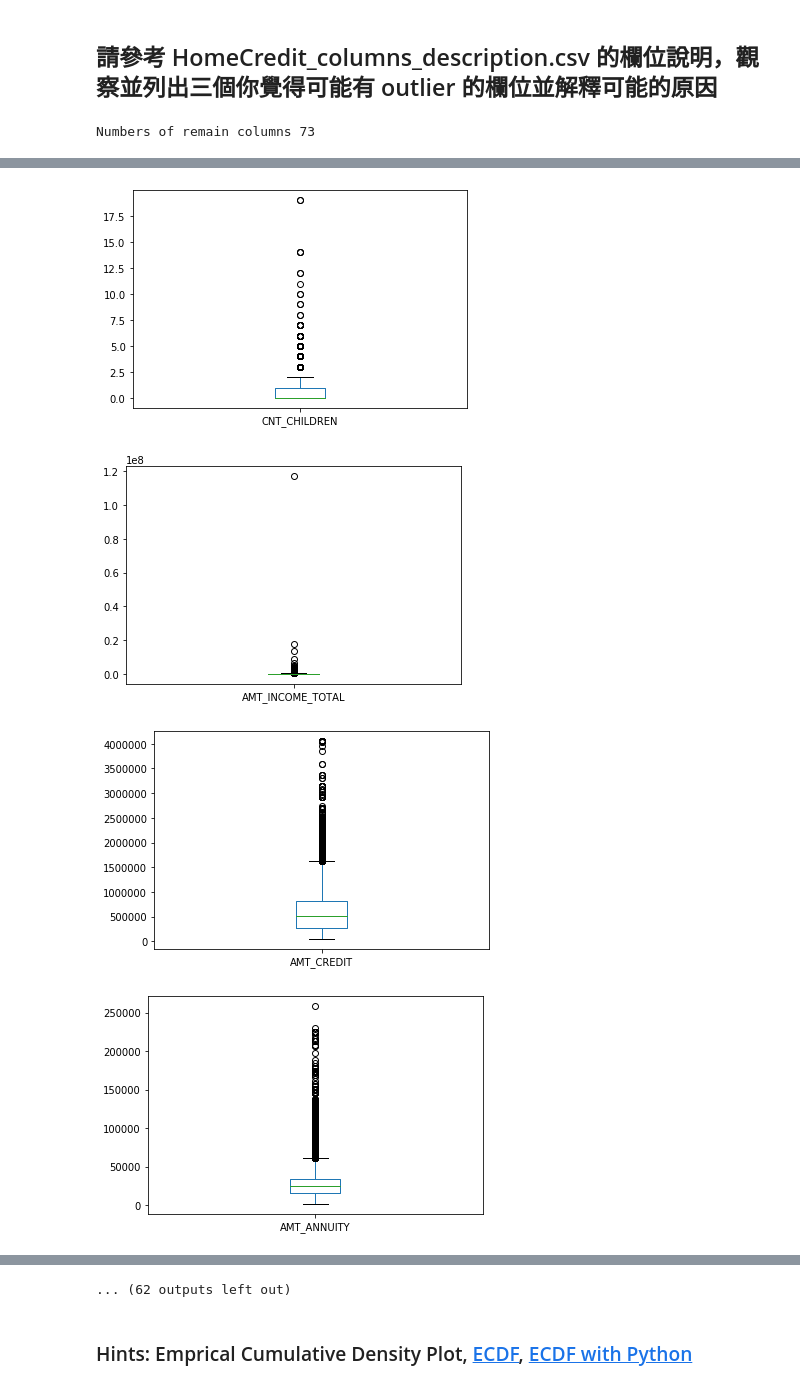
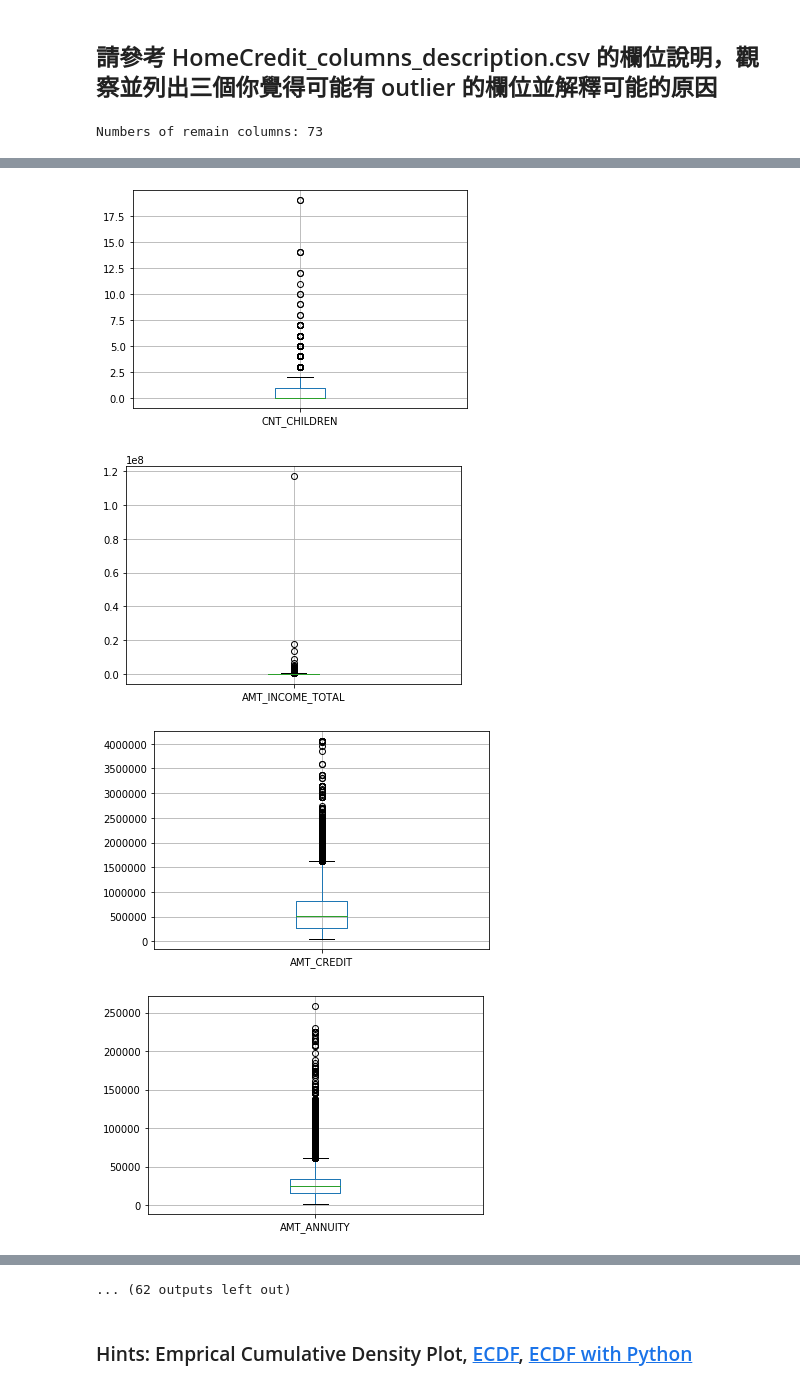
Before and after one commit to NCCUKris/4th-ML100Days, a Jupyter notebook: homework/Day_009_HW.ipynb, the cells around one changed output, grey strips where cells are left out. Drawn from its saved outputs; the diff is of its cells as text; code cells hidden in the pictures.

```diff
--- a/homework/Day_009_HW.ipynb
+++ b/homework/Day_009_HW.ipynb
@@ -48,14 +48,14 @@ numeric_columns = list(app_train.columns[list(app_train.dtypes.apply(str).isin(d
 
 # 再把只有 2 值 (通常是 0,1) 的欄位去掉
 numeric_columns = list(app_train[numeric_columns].columns[list(app_train[numeric_columns].apply(lambda x:len(x.unique())!=2 ))])
-print("Numbers of remain columns " + str(len(numeric_columns)))
+print("Numbers of remain columns: %i" % len(numeric_columns))
 
 # 檢視這些欄位的數值範圍
 for col in numeric_columns:
     """
     Your CODE HERE, make the box plot
     """
-    app_train[col].plot(kind='box')
+    app_train.boxplot(col)
     plt.show()
 # %% [output]
-Numbers of remain columns 73
+Numbers of remain columns: 73
@@ -63,4 +63,4 @@ Numbers of remain columns 73
-[figure, old version]
+[figure, new version]
-[figure, old version]
+[figure, new version]
-[figure, old version]
+[figure, new version]
-[figure, old version]
+[figure, new version]
```
Also changed, not shown: parts of 5 cells of this notebook.
